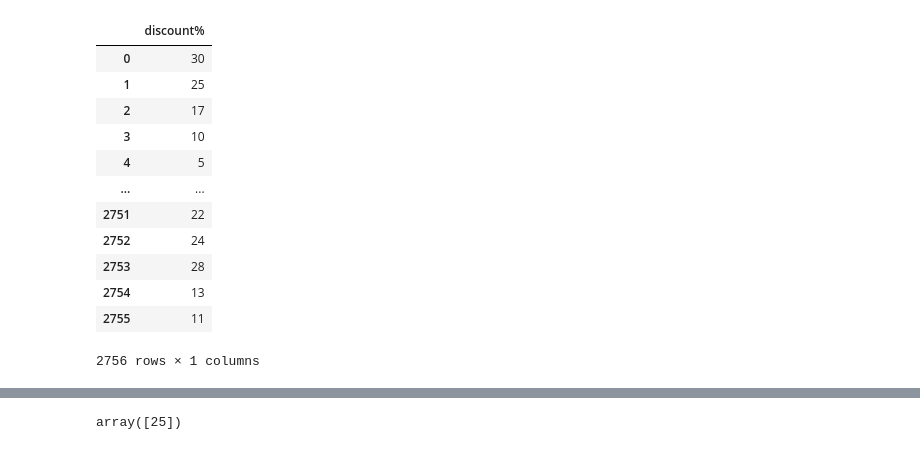
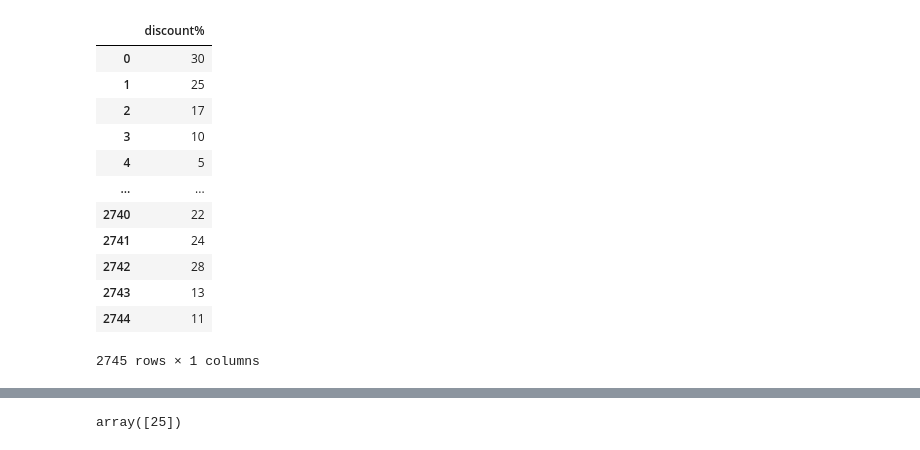
Before and after one commit to NirajNair/Negotiation-Bot, a Jupyter notebook: pricePrediction/model.ipynb, the cells around one changed output, grey strips where cells are left out. Drawn from its saved outputs; the diff is of its cells as text; code cells hidden in the pictures.

```diff
--- a/pricePrediction/model.ipynb
+++ b/pricePrediction/model.ipynb
@@ -7,26 +7,26 @@ import matplotlib.pyplot as plt
 import seaborn as sns
 from sklearn.tree import DecisionTreeClassifier
 # %%
-X = pd.read_csv('intent_metrics.csv')
+X = pd.read_csv('intent_matrix.csv')
 X = X.drop(columns=['Unnamed: 0'])
 
 y = pd.read_csv('discount_labels.csv')
 y = y.drop(columns=['Unnamed: 0'])
 
 X = X.iloc[:,0:13]
 y
 # %% [output]
 |  | discount% |
 | 0 | 30 |
 | 1 | 25 |
 | 2 | 17 |
 | 3 | 10 |
 | 4 | 5 |
 | ... | ... |
-| 2751 | 22 |
-| 2752 | 24 |
-| 2753 | 28 |
-| 2754 | 13 |
-| 2755 | 11 |
+| 2740 | 22 |
+| 2741 | 24 |
+| 2742 | 28 |
+| 2743 | 13 |
+| 2744 | 11 |
-2756 rows × 1 columns
+2745 rows × 1 columns
 # %%
```
Also changed, not shown: parts of 4 cells of this notebook, 9 other files.
